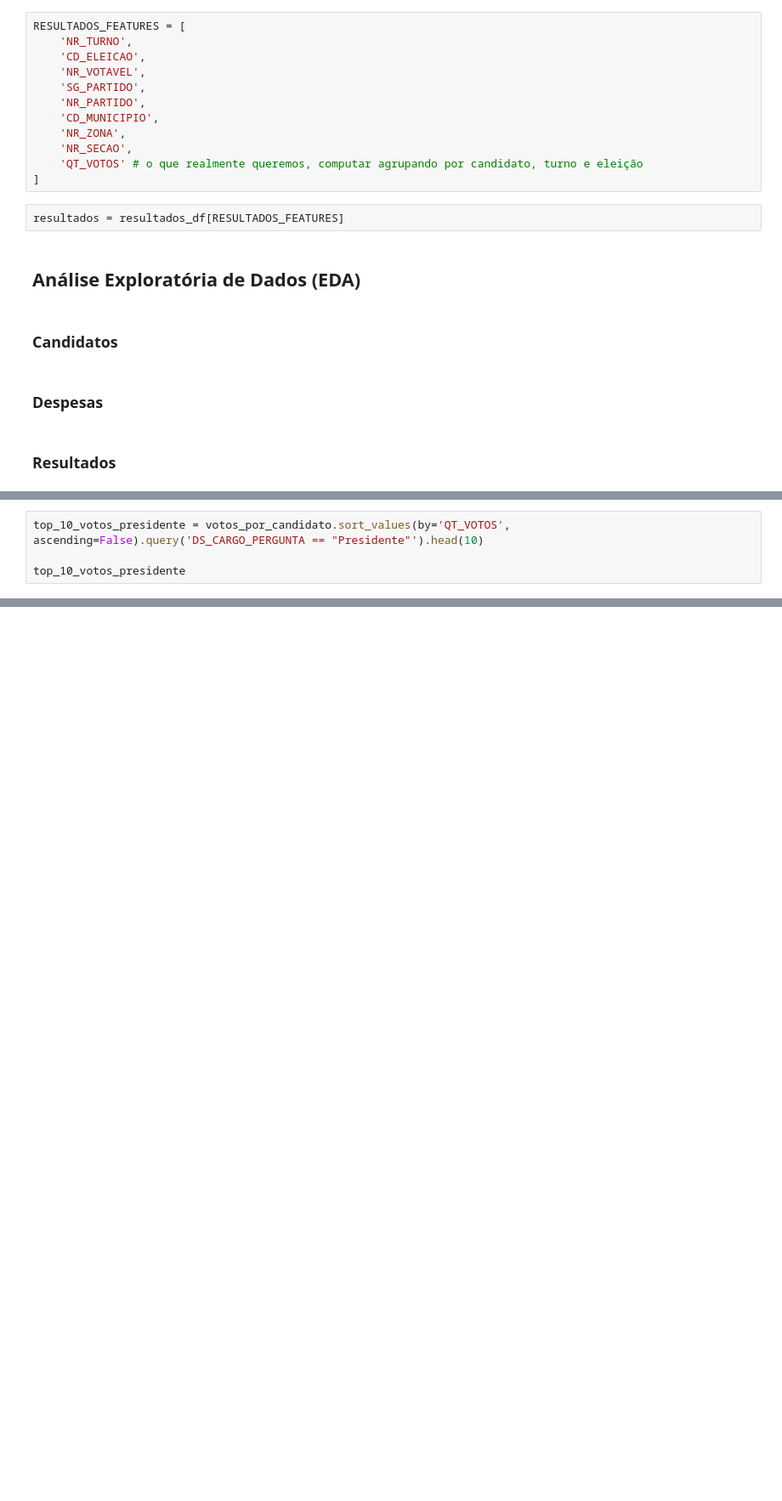
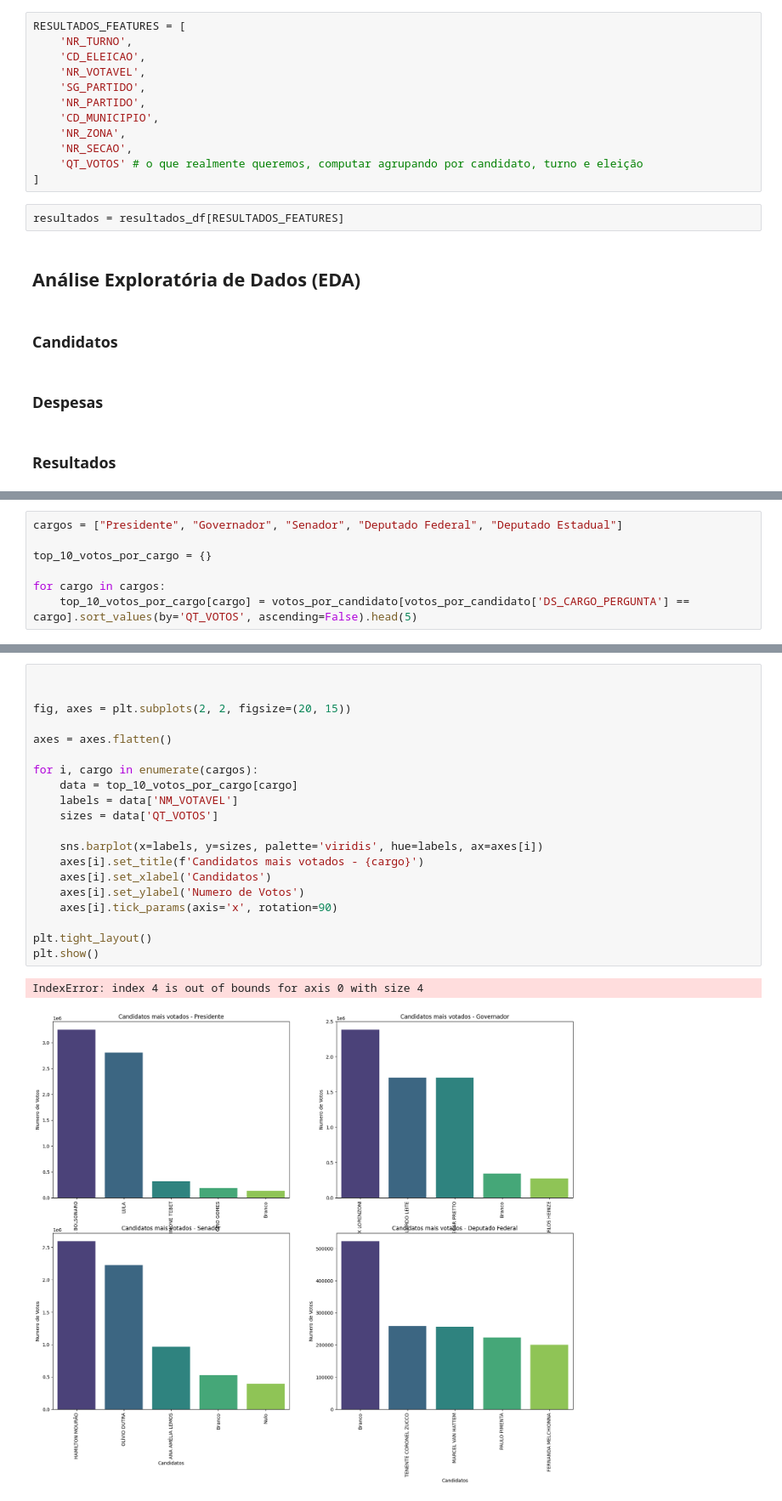
Before and after one commit to LeonardoBerlatto/data-processing-tse-study, a Jupyter notebook: notebook.ipynb, the cells around one changed output, grey strips where cells are left out. Shown: that part at 85% size. Cells and saved outputs as stored; diff of their text form; blank space fills up the shorter version.

Commit message:
Adding results data plot

```diff
--- a/notebook.ipynb
+++ b/notebook.ipynb
@@ -247,4 +271,7 @@ top_10_votos
 # %%
-top_10_votos_presidente = votos_por_candidato.sort_values(by='QT_VOTOS', ascending=False).query('DS_CARGO_PERGUNTA == "Presidente"').head(10)
+cargos = ["Presidente", "Governador", "Senador", "Deputado Federal", "Deputado Estadual"]
 
-top_10_votos_presidente
+top_10_votos_por_cargo = {}
+
+for cargo in cargos:
+    top_10_votos_por_cargo[cargo] = votos_por_candidato[votos_por_candidato['DS_CARGO_PERGUNTA'] == cargo].sort_values(by='QT_VOTOS', ascending=False).head(5)
@@ -262,0 +287,23 @@ top_10_votos_presidente
+# %%
+
+
+fig, axes = plt.subplots(2, 2, figsize=(20, 15))
+
+axes = axes.flatten()
+
+for i, cargo in enumerate(cargos):
+    data = top_10_votos_por_cargo[cargo]
+    labels = data['NM_VOTAVEL']
+    sizes = data['QT_VOTOS']
+
+    sns.barplot(x=labels, y=sizes, palette='viridis', hue=labels, ax=axes[i])
+    axes[i].set_title(f'Candidatos mais votados - {cargo}')
+    axes[i].set_xlabel('Candidatos')
+    axes[i].set_ylabel('Numero de Votos')
+    axes[i].tick_params(axis='x', rotation=90)
+
+plt.tight_layout()
+plt.show()
+# %% [output]
+IndexError: index 4 is out of bounds for axis 0 with size 4
+[figure, added]
```
Also changed, not shown: parts of 11 cells of this notebook.
